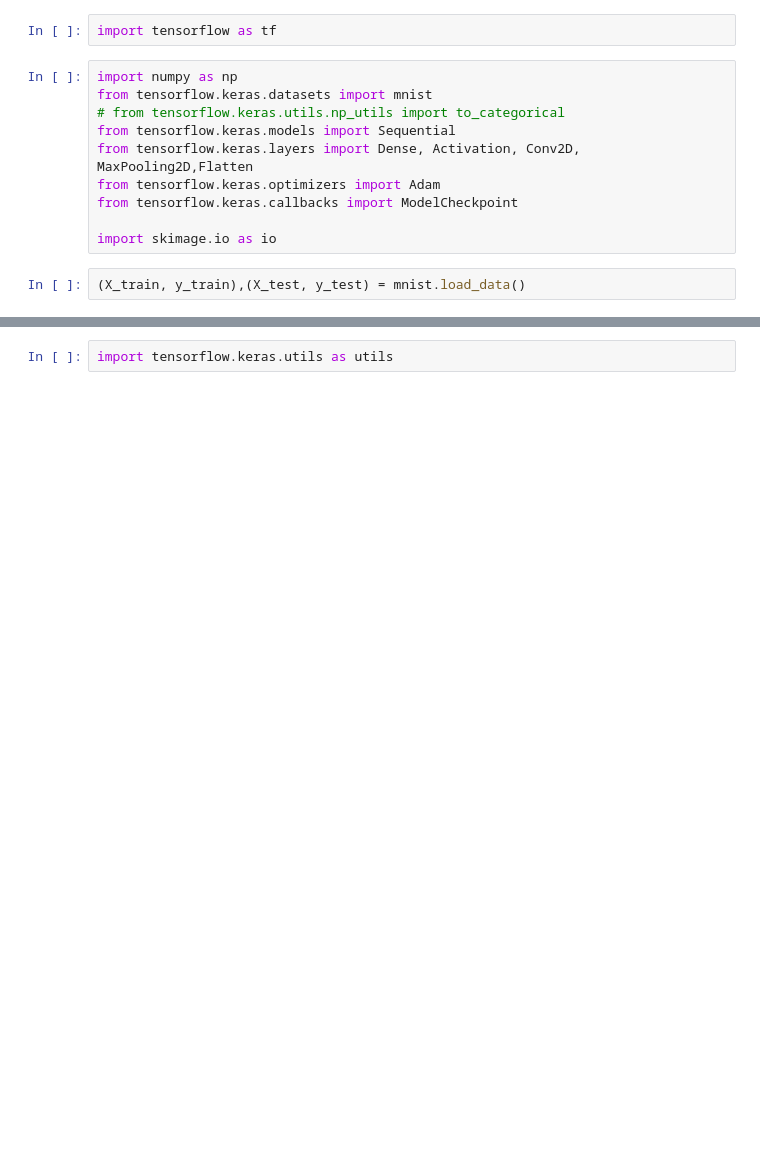
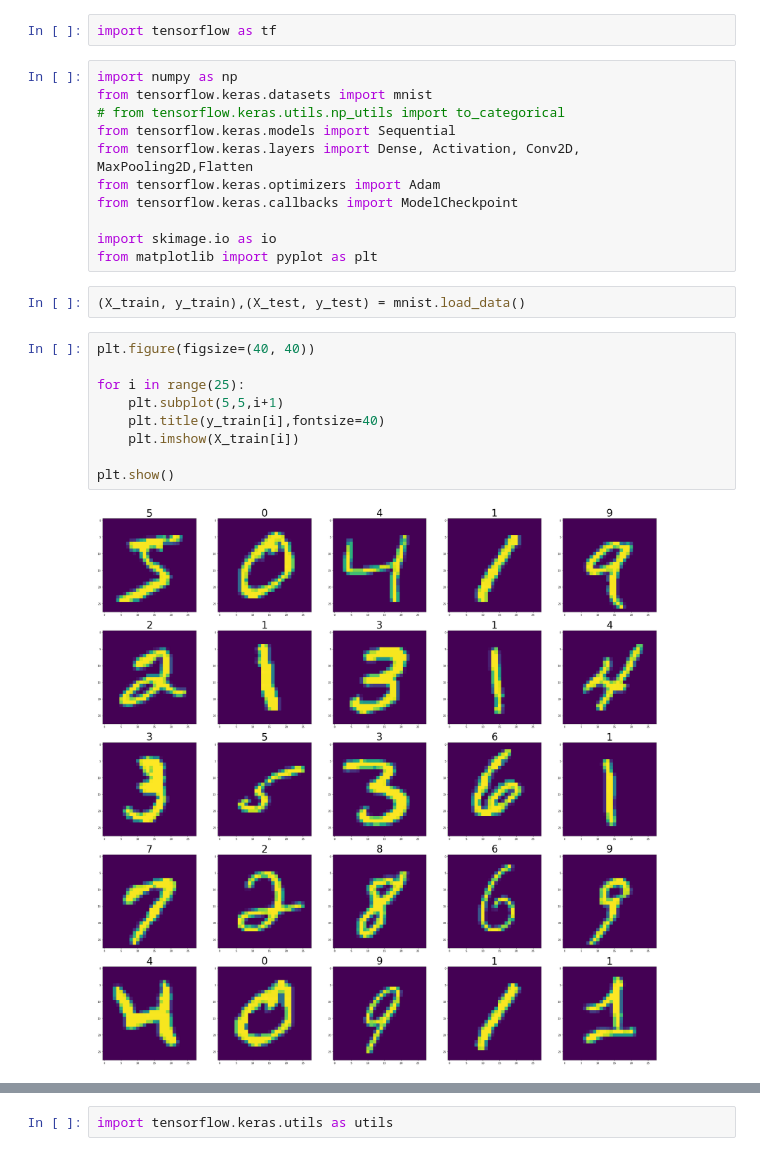
Before and after one commit to aug-liu/DL-python, a Jupyter notebook: lenet-5-tf.ipynb, the cells around one changed output, grey strips where cells are left out. Cells and saved outputs as stored; diff of their text form; blank space fills up the shorter version.

```diff
--- a/lenet-5-tf.ipynb
+++ b/lenet-5-tf.ipynb
@@ -10,8 +10,20 @@ from tensorflow.keras.optimizers import Adam
 from tensorflow.keras.callbacks import ModelCheckpoint
 
 import skimage.io as io
+from matplotlib import pyplot as plt
 # %%
 (X_train, y_train),(X_test, y_test) = mnist.load_data()
+# %%
+plt.figure(figsize=(40, 40))
+
+for i in range(25):
+    plt.subplot(5,5,i+1)
+    plt.title(y_train[i],fontsize=40)
+    plt.imshow(X_train[i])
+
+plt.show()
+# %% [output]
+[figure, added]
 # %%
 print(X_train.shape)
 print(X_test.shape)
```
Also changed, not shown: parts of 10 cells of this notebook, 2 other files.
